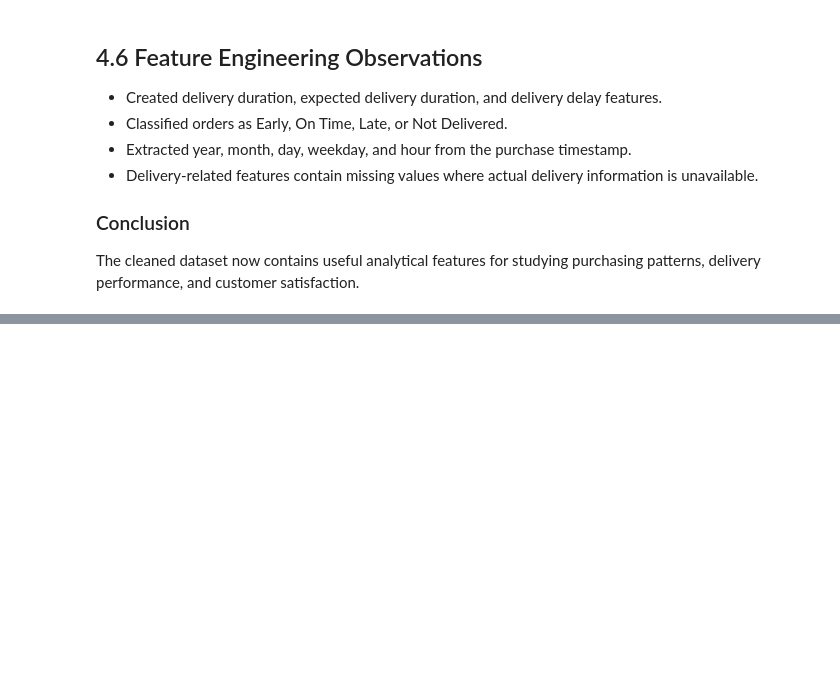
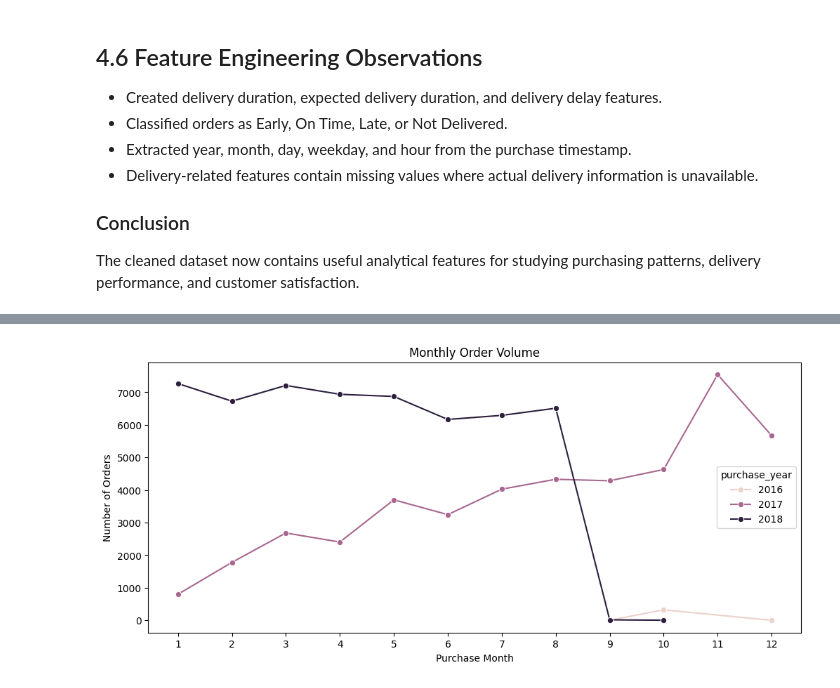
Before and after one commit to PranjaliSBidwe/E-Commerce_Sales_Customer_Behavior_Analysis, a Jupyter notebook: 01_data_understanding.ipynb, the cells around one changed output, grey strips where cells are left out. Saved outputs shown, nothing was run; the diff lists cells and outputs as text; code cells hidden in the pictures; blank space fills up the shorter version.

Commit message:
Add sales and purchase behavior analysis

```diff
--- a/01_data_understanding.ipynb
+++ b/01_data_understanding.ipynb
@@ -1058,0 +1075,9 @@ The cleaned dataset now contains useful analytical features for studying purchas
+# %%
+monthly_orders = (
+    df_clean
+    .groupby(['purchase_year', 'purchase_month'])
+    .size()
+    .reset_index(name='order_count')
+)
+
+monthly_orders
@@ -1058,0 +1105,18 @@ The cleaned dataset now contains useful analytical features for studying purchas
+# %%
+plt.figure(figsize=(12, 5))
+
+sns.lineplot(
+    data=monthly_orders,
+    x='purchase_month',
+    y='order_count',
+    hue='purchase_year',
+    marker='o'
+)
+
+plt.title('Monthly Order Volume')
+plt.xlabel('Purchase Month')
+plt.ylabel('Number of Orders')
+plt.xticks(range(1, 13))
+plt.show()
+# %% [output]
+[figure, added]
```
Also changed, not shown: parts of 22 cells of this notebook.
